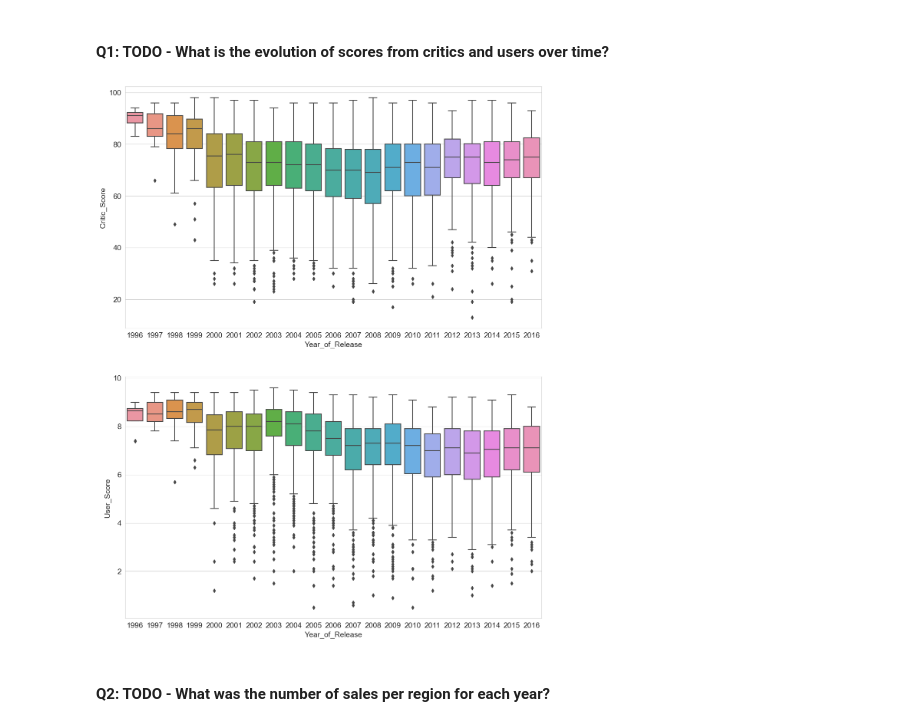
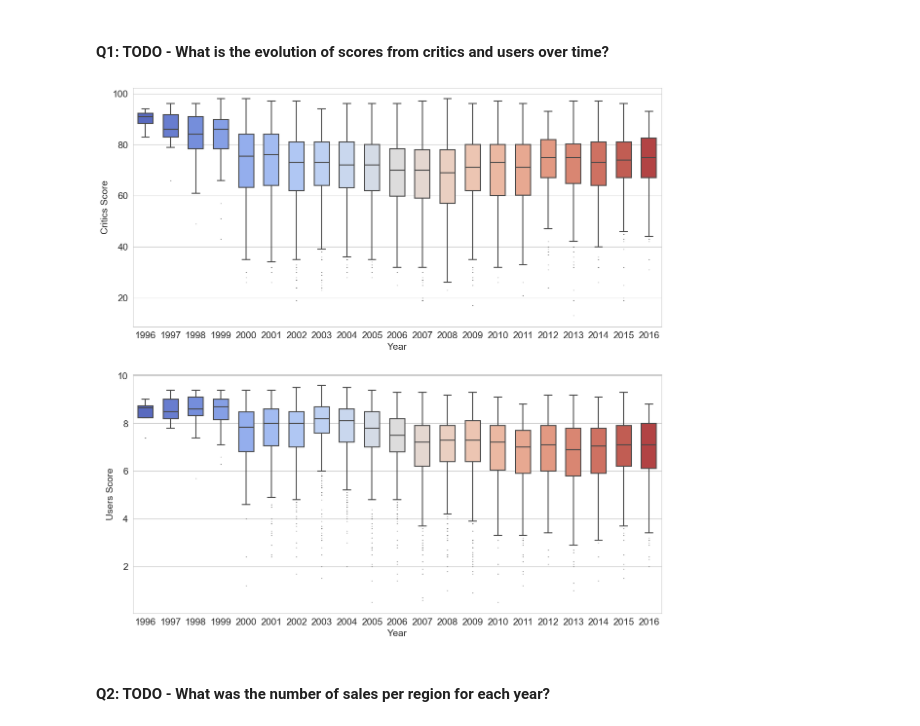
Before and after one commit to MatiasCarbone/video-game-sales-exploratory-analysis, a Jupyter notebook: video-game-sales-exploratory-analysis.ipynb, the cells around one changed output. Cells and saved outputs as stored; diff of their text form; code cells hidden in the pictures.

Commit message:
modified scores boxplot

```diff
--- a/video-game-sales-exploratory-analysis.ipynb
+++ b/video-game-sales-exploratory-analysis.ipynb
@@ -343,16 +343,32 @@ TODO - write some explanation here.
 # %%
 df = game_df[['Year_of_Release', 'Critic_Score', 'User_Score']].dropna()
 df = df[df['Year_of_Release'] >= 1996]
 
 
-fig, axes = plt.subplots(2, 1, figsize=(14, 18))
+fig, axes = plt.subplots(2, 1, figsize=(14, 14))
 
-sns.boxplot(ax=axes[0], data=df, x='Year_of_Release', y='Critic_Score')
-sns.boxplot(ax=axes[1], data=df, x='Year_of_Release', y='User_Score')
+critics = sns.boxplot(ax=axes[0],
+            data=df,
+            x='Year_of_Release',
+            y='Critic_Score',
+            palette='coolwarm',
+            width=0.6,
+            fliersize= 0.3)
+
+users = sns.boxplot(ax=axes[1],
+            data=df,
+            x='Year_of_Release',
+            y='User_Score',
+            palette='coolwarm',
+            width=0.6,
+            fliersize= 0.3)
+
+critics.set(xlabel='Year', ylabel='Critics Score')
+users.set(xlabel='Year', ylabel='Users Score')
 
 plt.show()
 # %% [output]
-[figure, old version]
+[figure, new version]
 # %% [markdown]
 #### Q2: TODO - What was the number of sales per region for each year?
 # %%
```
Also changed, not shown: parts of 1 cell of this notebook.
